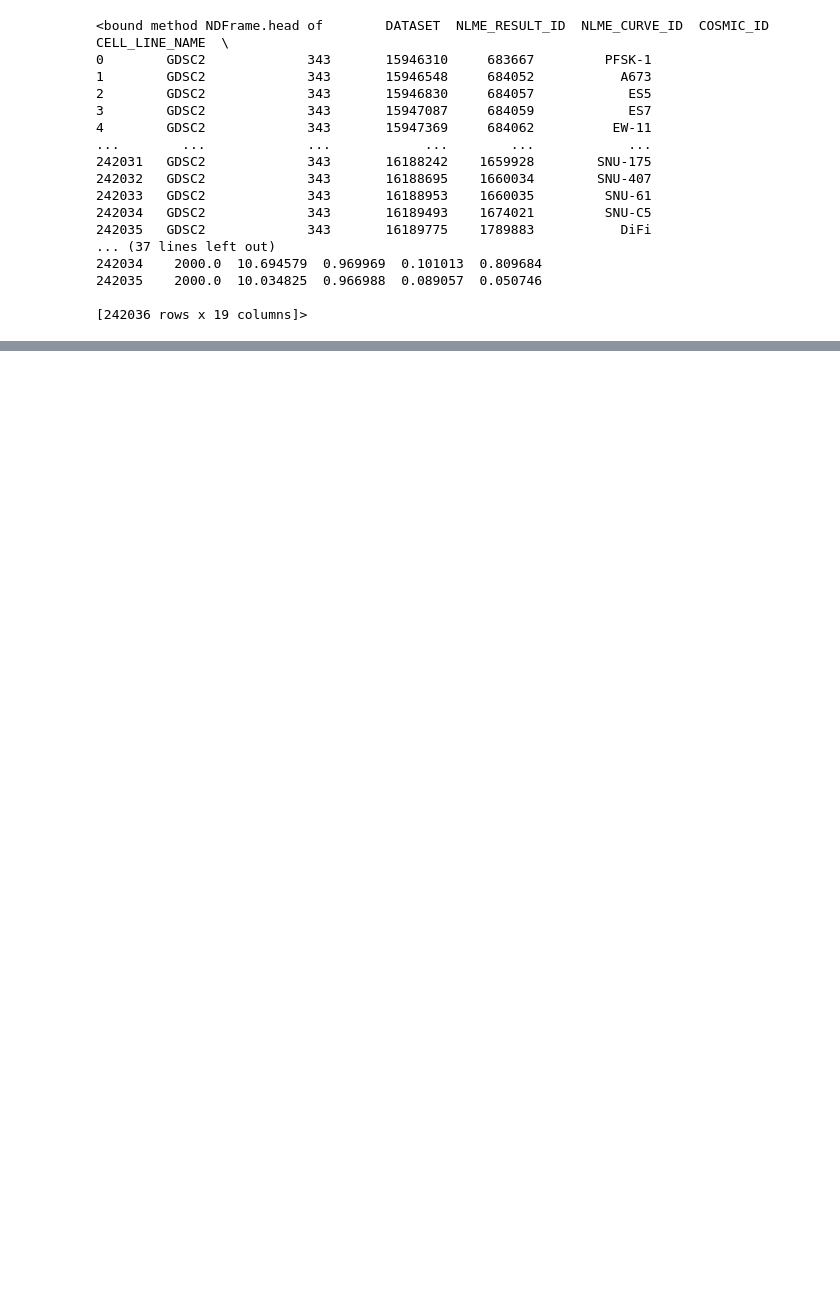
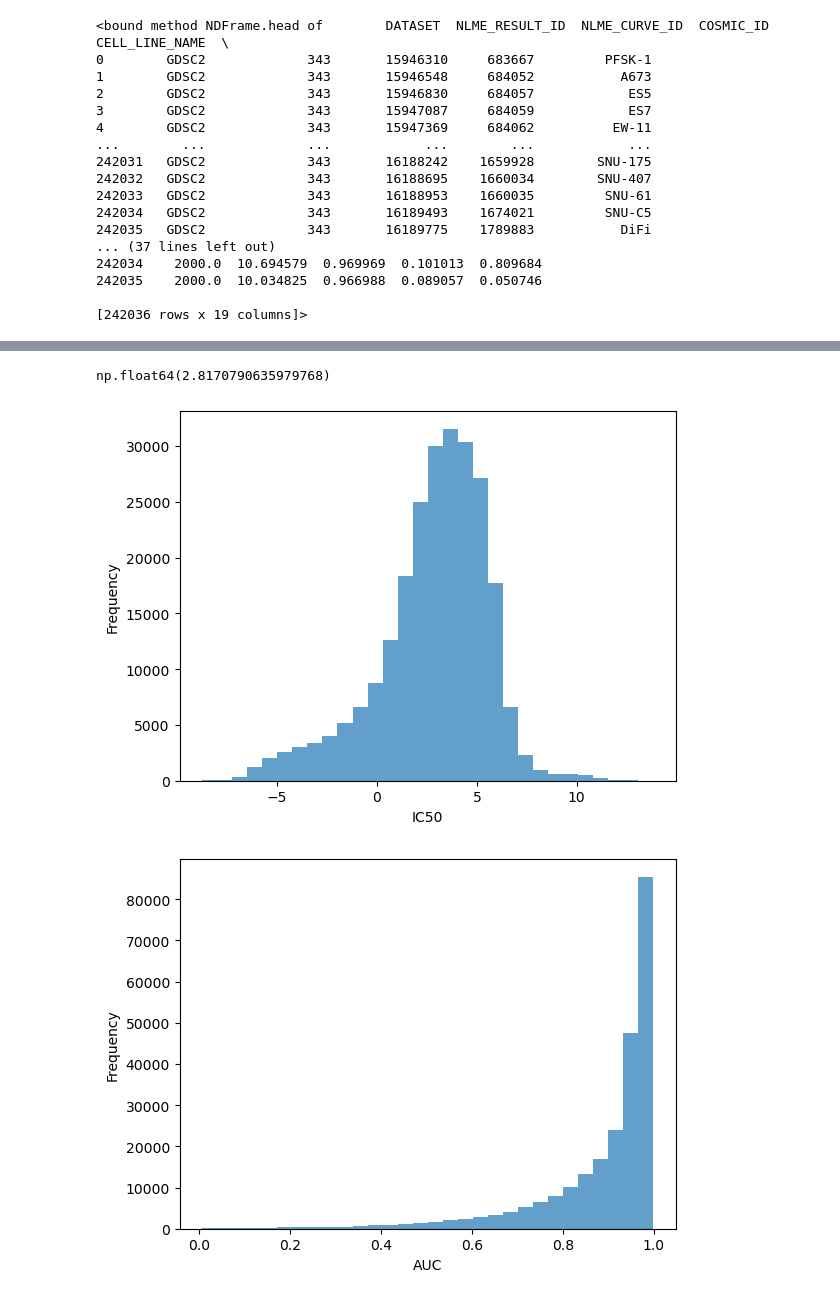
Before and after one commit to meiyi-song/data1030-final, a Jupyter notebook: preprocess.ipynb, the cells around one changed output, grey strips where cells are left out. Saved outputs shown, nothing was run; the diff lists cells and outputs as text; code cells hidden in the pictures; blank space fills up the shorter version.

```diff
--- a/preprocess.ipynb
+++ b/preprocess.ipynb
@@ -53,0 +135,17 @@ df.describe()
+# %%
+df["LN_IC50"].mean()
+# %% [output]
+np.float64(2.8170790635979768)
+# %%
+df["LN_IC50"].plot(kind="hist", bins=30, alpha=0.7)
+plt.xlabel("IC50")
+plt.ylabel("Frequency")
+plt.show()
+
+df["AUC"].plot(kind="hist", bins=30, alpha=0.7)
+plt.xlabel("AUC")
+plt.ylabel("Frequency")
+plt.show()
+# %% [output]
+[figure, added]
+[figure, added]
```
Also changed, not shown: parts of 12 cells of this notebook.
